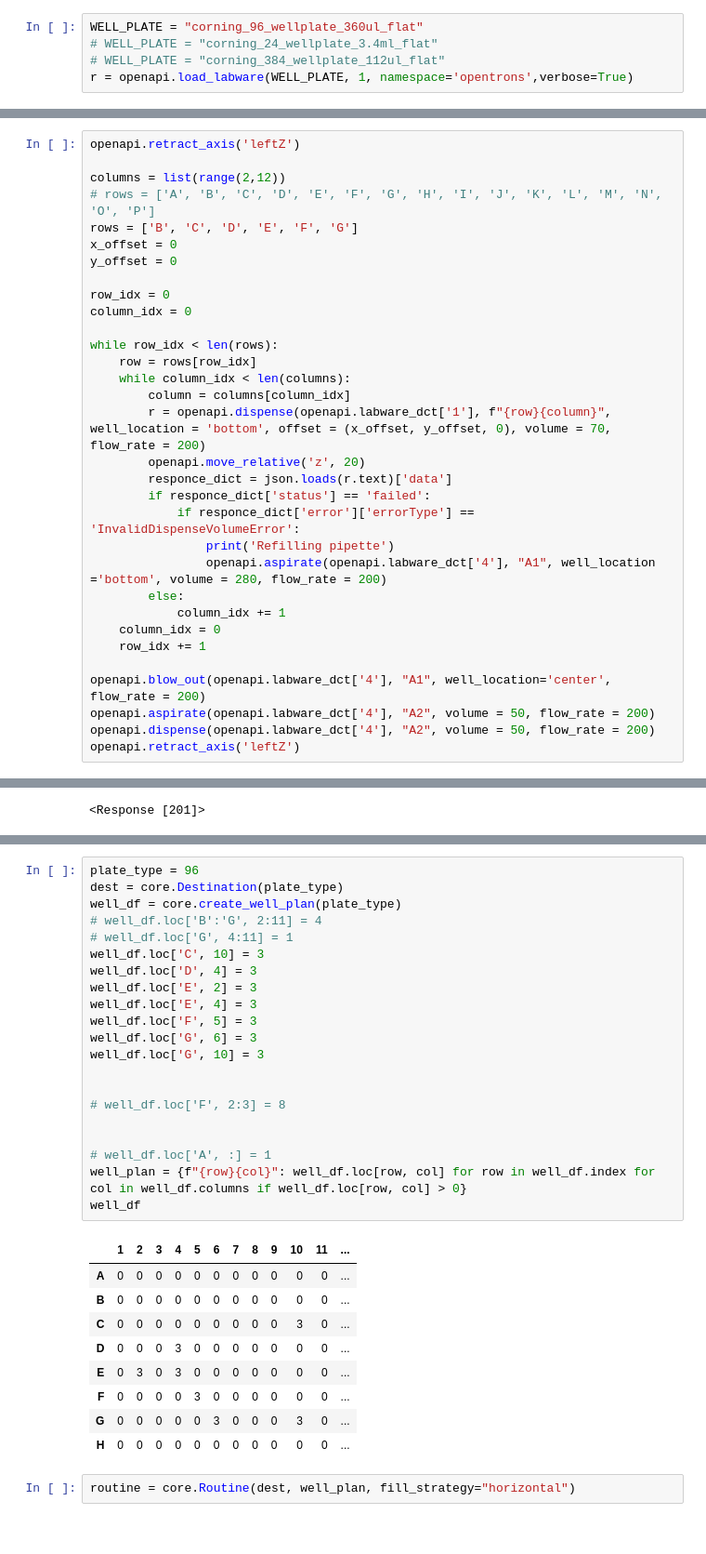
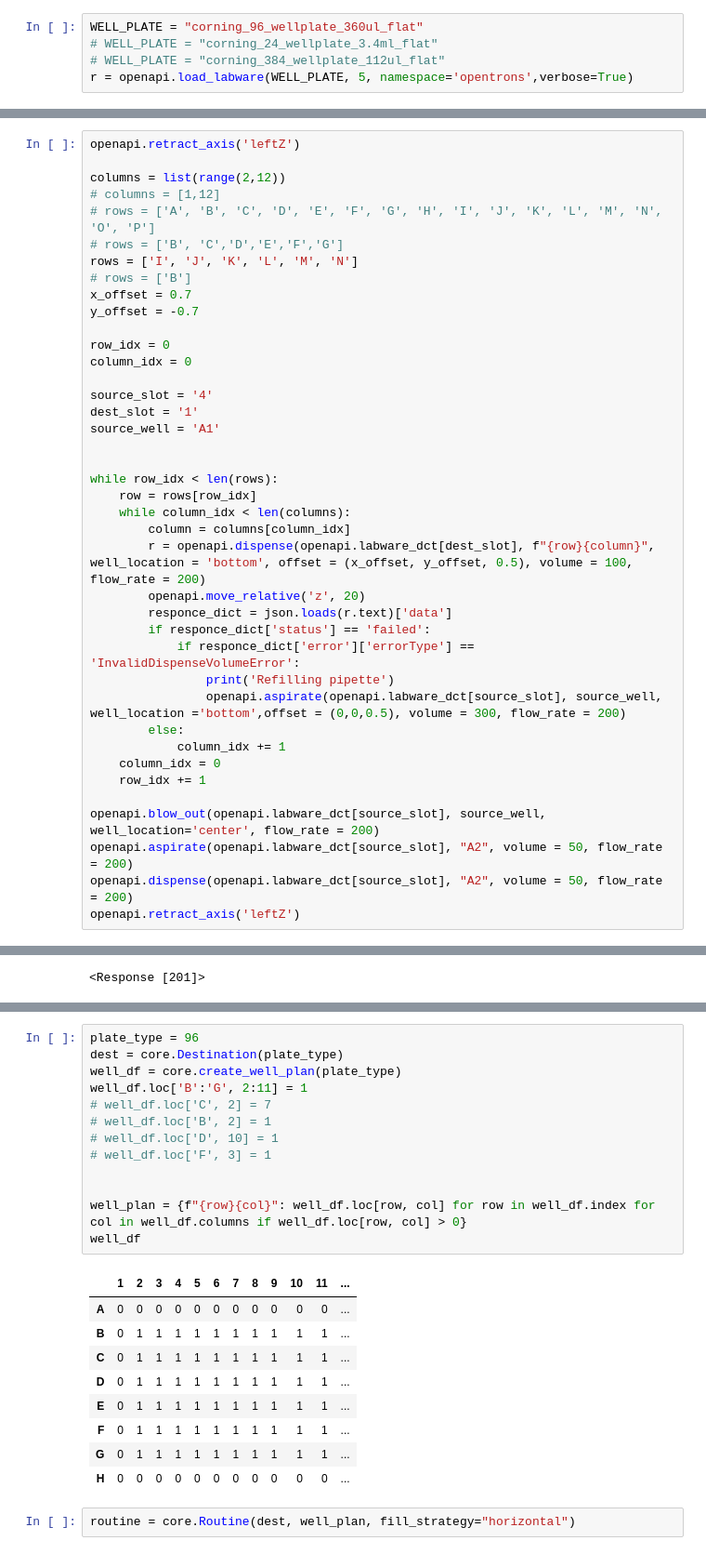
Before and after one commit to steiva/ot2-microtissue-manipulator, a Jupyter notebook: notebooks/calibration_test.ipynb, the cells around one changed output, grey strips where cells are left out. Shown at 93% size. Saved outputs shown, nothing was run; the diff lists cells and outputs as text.

```diff
--- a/notebooks/calibration_test.ipynb
+++ b/notebooks/calibration_test.ipynb
@@ -699,5 +764,5 @@ Labware ID:
 WELL_PLATE = "corning_96_wellplate_360ul_flat"
 # WELL_PLATE = "corning_24_wellplate_3.4ml_flat"
 # WELL_PLATE = "corning_384_wellplate_112ul_flat"
-r = openapi.load_labware(WELL_PLATE, 1, namespace='opentrons',verbose=True)
+r = openapi.load_labware(WELL_PLATE, 5, namespace='opentrons',verbose=True)
 # %% [output]
@@ -1049,33 +1353,41 @@ openapi.dispense(openapi.labware_dct['4'], "A2", volume = 50, flow_rate = 200)
 openapi.retract_axis('leftZ')
 
 columns = list(range(2,12))
+# columns = [1,12]
 # rows = ['A', 'B', 'C', 'D', 'E', 'F', 'G', 'H', 'I', 'J', 'K', 'L', 'M', 'N', 'O', 'P']
-rows = ['B', 'C', 'D', 'E', 'F', 'G']
-x_offset = 0
-y_offset = 0
+# rows = ['B', 'C','D','E','F','G']
+rows = ['I', 'J', 'K', 'L', 'M', 'N']
+# rows = ['B']
+x_offset = 0.7
+y_offset = -0.7
 
 row_idx = 0
 column_idx = 0
+
+source_slot = '4'
+dest_slot = '1'
+source_well = 'A1'
+
 
 while row_idx < len(rows):
     row = rows[row_idx]
     while column_idx < len(columns):
         column = columns[column_idx]
-        r = openapi.dispense(openapi.labware_dct['1'], f"{row}{column}", well_location = 'bottom', offset = (x_offset, y_offset, 0), volume = 70, flow_rate = 200)
+        r = openapi.dispense(openapi.labware_dct[dest_slot], f"{row}{column}", well_location = 'bottom', offset = (x_offset, y_offset, 0.5), volume = 100, flow_rate = 200)
         openapi.move_relative('z', 20)
         responce_dict = json.loads(r.text)['data']
         if responce_dict['status'] == 'failed':
             if responce_dict['error']['errorType'] == 'InvalidDispenseVolumeError':
                 print('Refilling pipette')
-                openapi.aspirate(openapi.labware_dct['4'], "A1", well_location ='bottom', volume = 280, flow_rate = 200)
+                openapi.aspirate(openapi.labware_dct[source_slot], source_well, well_location ='bottom',offset = (0,0,0.5), volume = 300, flow_rate = 200)
         else:
             column_idx += 1
     column_idx = 0
     row_idx += 1
 
-openapi.blow_out(openapi.labware_dct['4'], "A1", well_location='center', flow_rate = 200)
-openapi.aspirate(openapi.labware_dct['4'], "A2", volume = 50, flow_rate = 200)
-openapi.dispense(openapi.labware_dct['4'], "A2", volume = 50, flow_rate = 200)
+openapi.blow_out(openapi.labware_dct[source_slot], source_well, well_location='center', flow_rate = 200)
+openapi.aspirate(openapi.labware_dct[source_slot], "A2", volume = 50, flow_rate = 200)
+openapi.dispense(openapi.labware_dct[source_slot], "A2", volume = 50, flow_rate = 200)
 openapi.retract_axis('leftZ')
 # %% [output]
 Refilling pipette
@@ -4687,33 +5315,25 @@ openapi.retract_axis('leftZ')
 # %%
 plate_type = 96
 dest = core.Destination(plate_type)
 well_df = core.create_well_plan(plate_type)
-# well_df.loc['B':'G', 2:11] = 4
-# well_df.loc['G', 4:11] = 1
-well_df.loc['C', 10] = 3
-well_df.loc['D', 4] = 3
-well_df.loc['E', 2] = 3
-well_df.loc['E', 4] = 3
-well_df.loc['F', 5] = 3
-well_df.loc['G', 6] = 3
-well_df.loc['G', 10] = 3
+well_df.loc['B':'G', 2:11] = 1
+# well_df.loc['C', 2] = 7
+# well_df.loc['B', 2] = 1
+# well_df.loc['D', 10] = 1
+# well_df.loc['F', 3] = 1
 
 
-# well_df.loc['F', 2:3] = 8
-
-
-# well_df.loc['A', :] = 1
 well_plan = {f"{row}{col}": well_df.loc[row, col] for row in well_df.index for col in well_df.columns if well_df.loc[row, col] > 0}
 well_df
 # %% [output]
 |  | 1 | 2 | 3 | 4 | 5 | 6 | 7 | 8 | 9 | 10 | 11 | ... |
 | A | 0 | 0 | 0 | 0 | 0 | 0 | 0 | 0 | 0 | 0 | 0 | ... |
-| B | 0 | 0 | 0 | 0 | 0 | 0 | 0 | 0 | 0 | 0 | 0 | ... |
-| C | 0 | 0 | 0 | 0 | 0 | 0 | 0 | 0 | 0 | 3 | 0 | ... |
-| D | 0 | 0 | 0 | 3 | 0 | 0 | 0 | 0 | 0 | 0 | 0 | ... |
-| E | 0 | 3 | 0 | 3 | 0 | 0 | 0 | 0 | 0 | 0 | 0 | ... |
-| F | 0 | 0 | 0 | 0 | 3 | 0 | 0 | 0 | 0 | 0 | 0 | ... |
-| G | 0 | 0 | 0 | 0 | 0 | 3 | 0 | 0 | 0 | 3 | 0 | ... |
+| B | 0 | 1 | 1 | 1 | 1 | 1 | 1 | 1 | 1 | 1 | 1 | ... |
+| C | 0 | 1 | 1 | 1 | 1 | 1 | 1 | 1 | 1 | 1 | 1 | ... |
+| D | 0 | 1 | 1 | 1 | 1 | 1 | 1 | 1 | 1 | 1 | 1 | ... |
+| E | 0 | 1 | 1 | 1 | 1 | 1 | 1 | 1 | 1 | 1 | 1 | ... |
+| F | 0 | 1 | 1 | 1 | 1 | 1 | 1 | 1 | 1 | 1 | 1 | ... |
+| G | 0 | 1 | 1 | 1 | 1 | 1 | 1 | 1 | 1 | 1 | 1 | ... |
 | H | 0 | 0 | 0 | 0 | 0 | 0 | 0 | 0 | 0 | 0 | 0 | ... |
 # %%
 routine = core.Routine(dest, well_plan, fill_strategy="horizontal")
```
Also changed, not shown: parts of 110 cells of this notebook, 2 other files.
